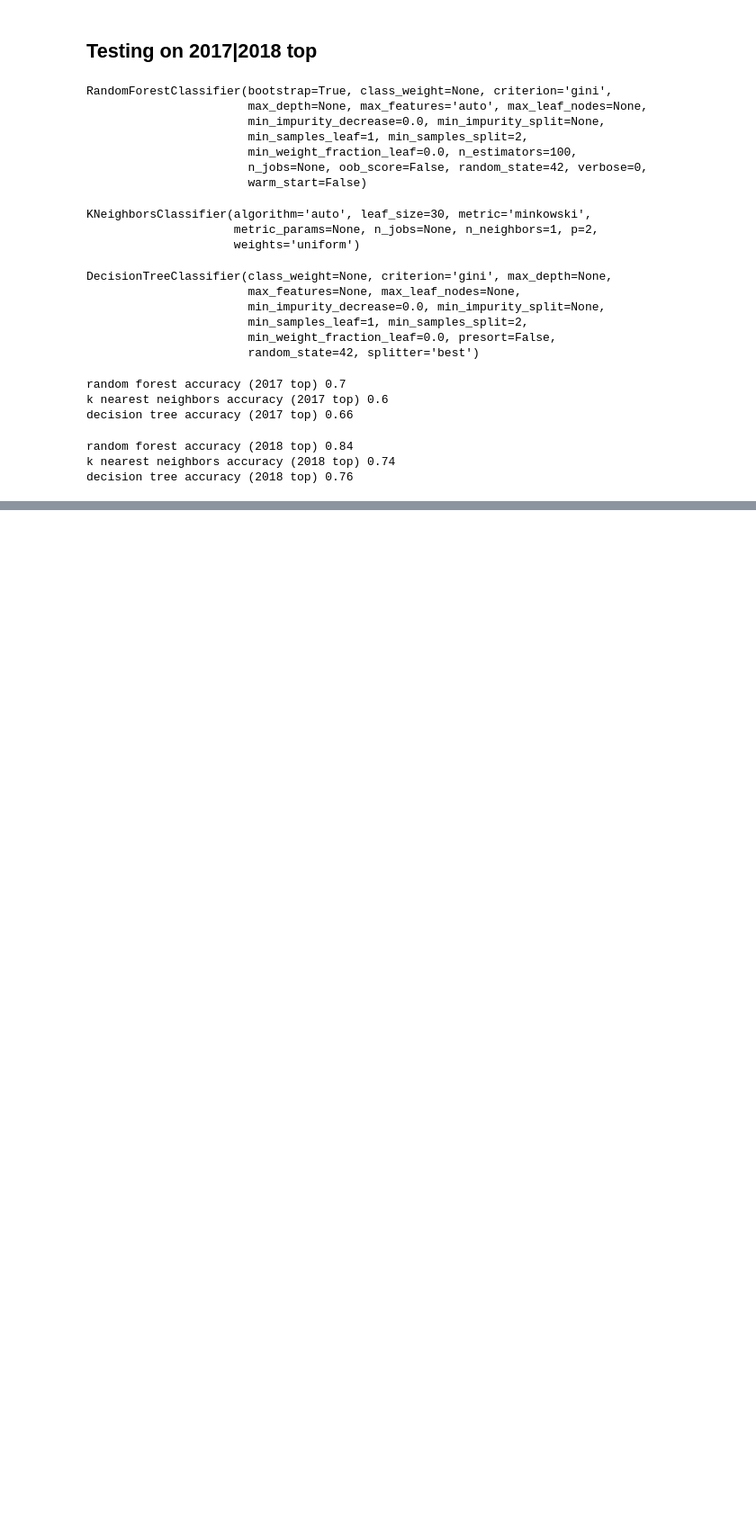
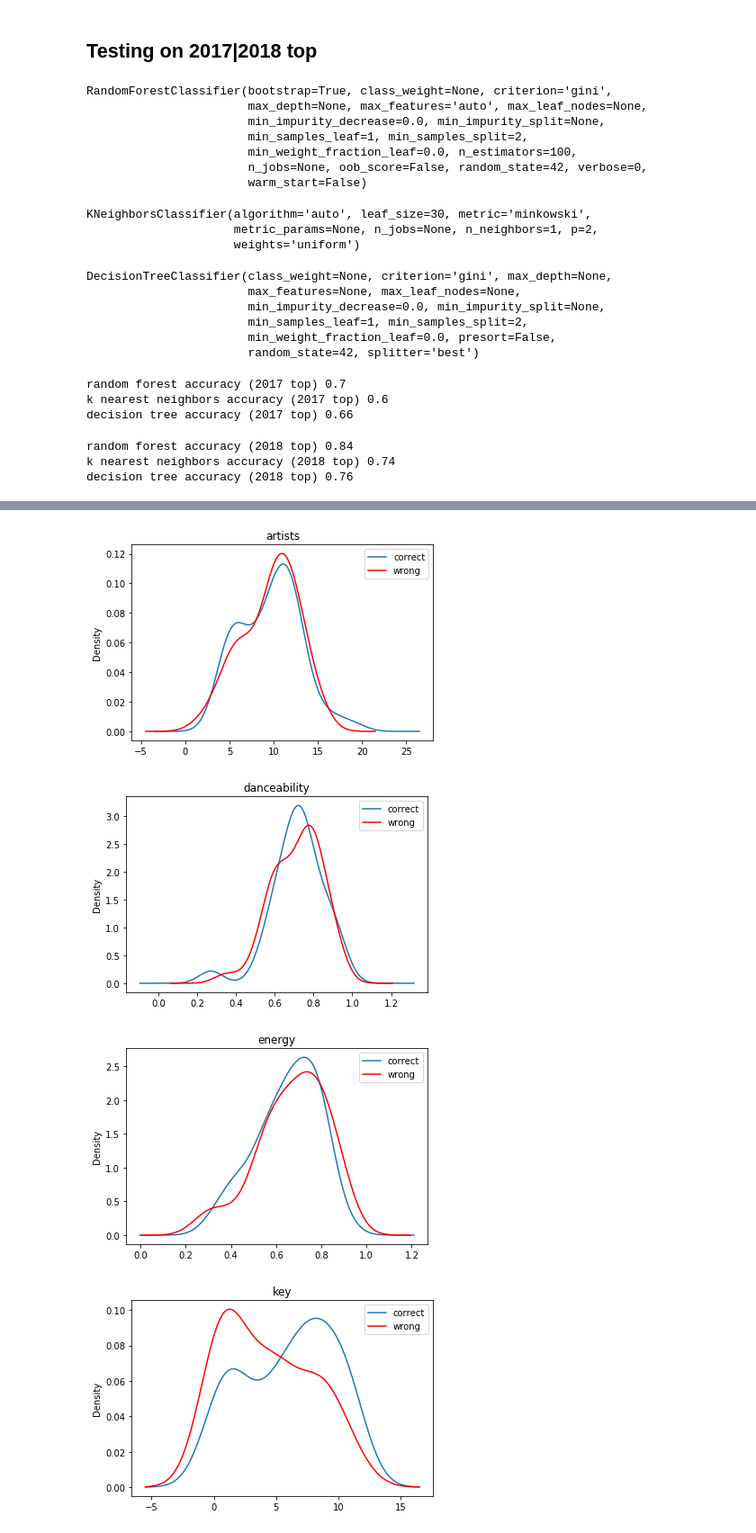
Before and after one commit to birgitsormus/spotify-predictions, a Jupyter notebook: predictions_v2.ipynb, the cells around one changed output, grey strips where cells are left out. Shown at 90% size. Drawn from its saved outputs; the diff is of its cells as text; code cells hidden in the pictures; blank space fills up the shorter version.

Commit message:
Added density graph

```diff
--- a/predictions_v2.ipynb
+++ b/predictions_v2.ipynb
@@ -221,3 +221,12 @@ print("decision tree accuracy (2018 top)", accuracy_score([1]*100, y_pred_2018_d
 random forest accuracy (2018 top) 0.84
 k nearest neighbors accuracy (2018 top) 0.74
 decision tree accuracy (2018 top) 0.76
+# %%
+rf_correct = top2018.iloc[[i for i in range(100) if y_pred_2018_rf[i] == 1],:]
+rf_wrong = top2018.iloc[[i for i in range(100) if y_pred_2018_rf[i] == 0],:]
+
+knn_correct = top2018.iloc[[i for i in range(100) if y_pred_2017_knn[i] == 1],:]
+knn_wrong = top2018.iloc[[i for i in range(100) if y_pred_2017_knn[i] == 0],:]
+
+dtc_correct = top2018.iloc[[i for i in range(100) if y_pred_2017_dtc[i] == 1],:]
+dtc_wrong = top2018.iloc[[i for i in range(100) if y_pred_2017_dtc[i] == 0],:]
@@ -223,0 +240,21 @@ decision tree accuracy (2018 top) 0.76
+# %%
+# predicted data
+from matplotlib import pyplot as plt
+for i, column in enumerate(top2017.columns[1:-1]):
+    knn_correct[column].plot(kind='density', label='correct')
+    knn_wrong[column].plot(kind='density', color='red', label='wrong')
+
+    #rf_correct[column].plot(kind='density', label='correct')
+    #rf_wrong[column].plot(kind='density', color='red', label='wrong')
+
+    #dtc_correct[column].plot(kind='density', label='correct')
+    #dtc_wrong[column].plot(kind='density', color='red', label='wrong')
+
+    plt.legend()
+    plt.title(column)
+    plt.show()
+# %% [output]
+[figure, added]
+[figure, added]
+[figure, added]
+[figure, added]
```
Also changed, not shown: parts of 5 cells of this notebook.
